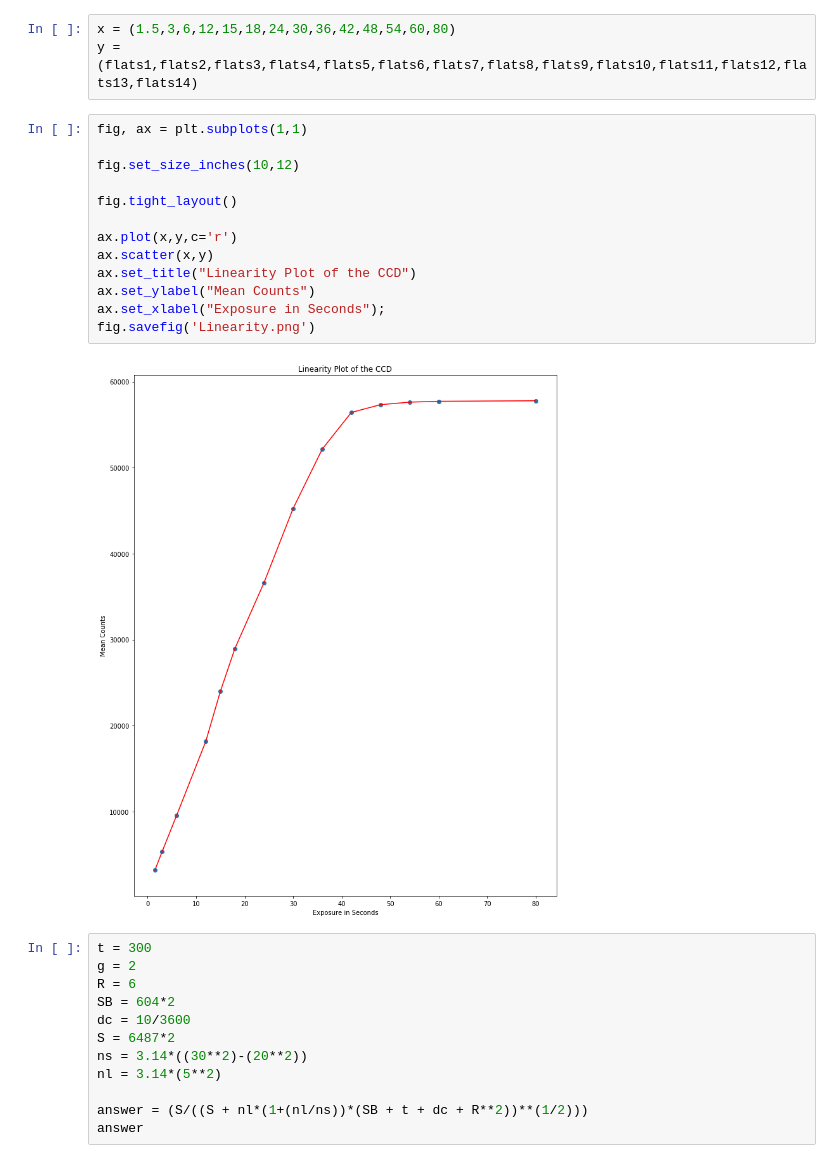
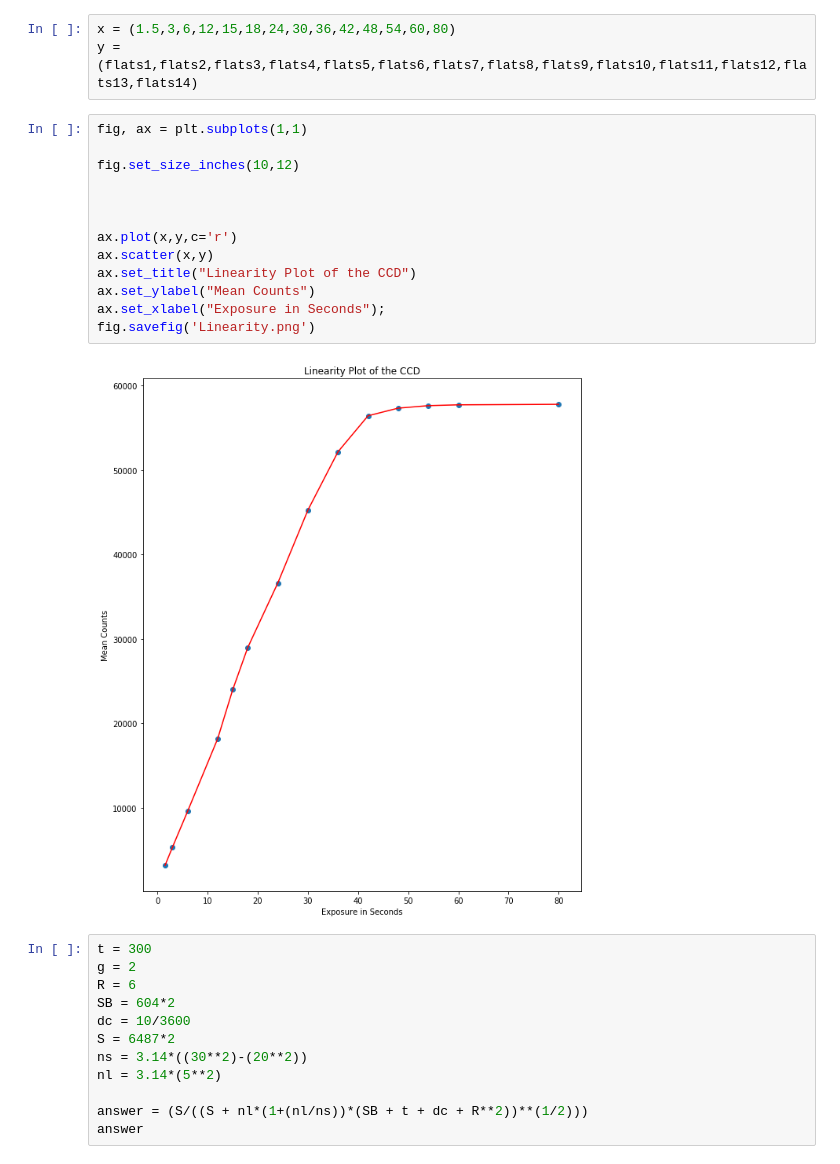
Before and after one commit to Higgins00/Sp2018, a Jupyter notebook: MichaelHiggins/CCDCode.ipynb, the cells around one changed output. Cells and saved outputs as stored; diff of their text form.

```diff
--- a/MichaelHiggins/CCDCode.ipynb
+++ b/MichaelHiggins/CCDCode.ipynb
@@ -155,18 +155,18 @@ y = (flats1,flats2,flats3,flats4,flats5,flats6,flats7,flats8,flats9,flats10,flat
 # %%
 fig, ax = plt.subplots(1,1)
 
 fig.set_size_inches(10,12)
 
-fig.tight_layout()
+
 
 ax.plot(x,y,c='r')
 ax.scatter(x,y)
 ax.set_title("Linearity Plot of the CCD")
 ax.set_ylabel("Mean Counts")
 ax.set_xlabel("Exposure in Seconds");
 fig.savefig('Linearity.png')
 # %% [output]
-[figure, old version]
+[figure, new version]
 # %%
 t = 300
 g = 2
```
Also changed, not shown: 1 other file.
